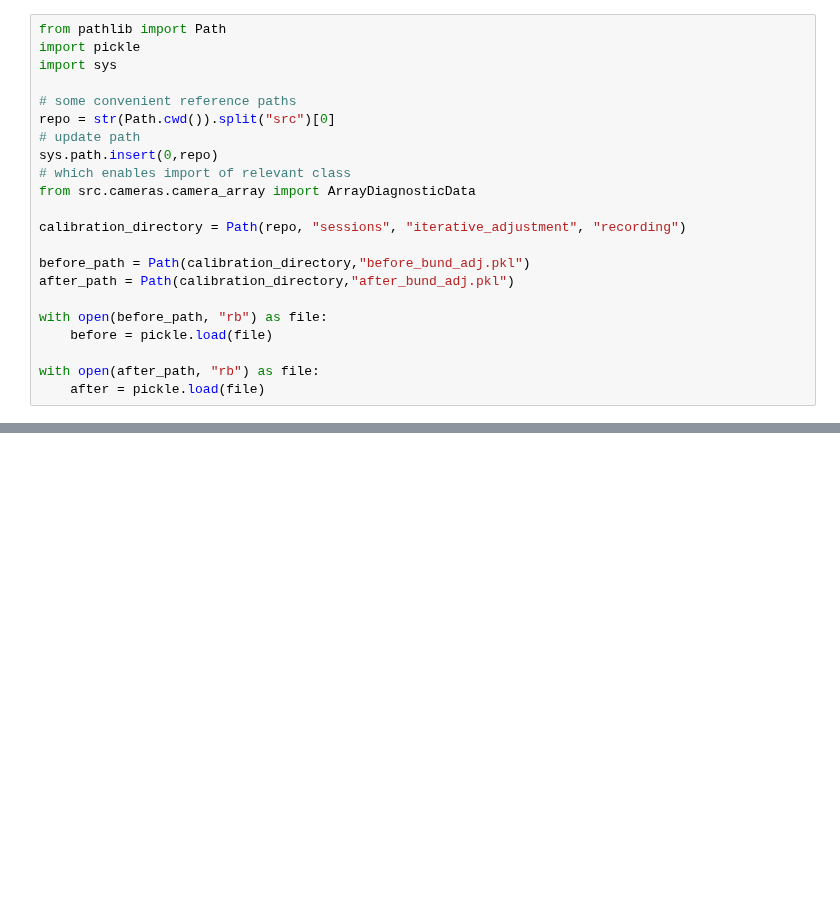
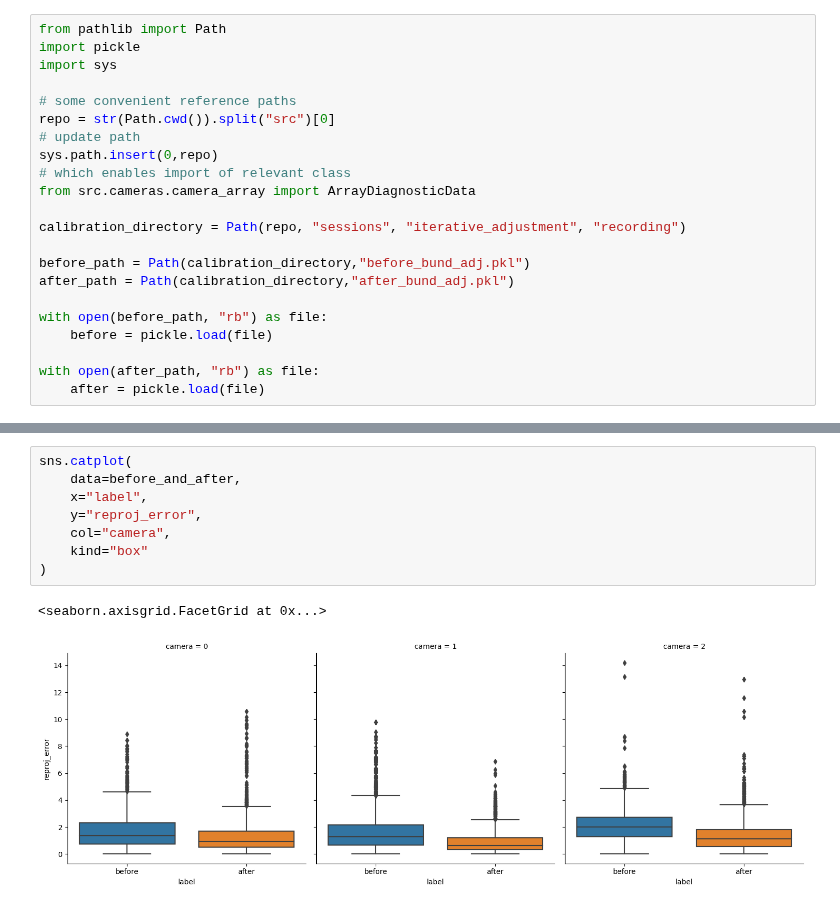
Before and after one commit to mprib/caliscope, a Jupyter notebook: src/calibration/bundle_adjustment/bundle_adjust_diagnostics.ipynb, the cells around one changed output, grey strips where cells are left out. Drawn from its saved outputs; the diff is of its cells as text; blank space fills up the shorter version.

```diff
--- a/src/calibration/bundle_adjustment/bundle_adjust_diagnostics.ipynb
+++ b/src/calibration/bundle_adjustment/bundle_adjust_diagnostics.ipynb
@@ -58,0 +88,11 @@ before_df = pd.DataFrame(before_dict)
+# %%
+sns.catplot(
+    data=before_and_after,
+    x="label",
+    y="reproj_error",
+    col="camera",
+    kind="box"
+)
+# %% [output]
+<seaborn.axisgrid.FacetGrid at 0x...>
+[figure, added]
```
Also changed, not shown: parts of 4 cells of this notebook.
